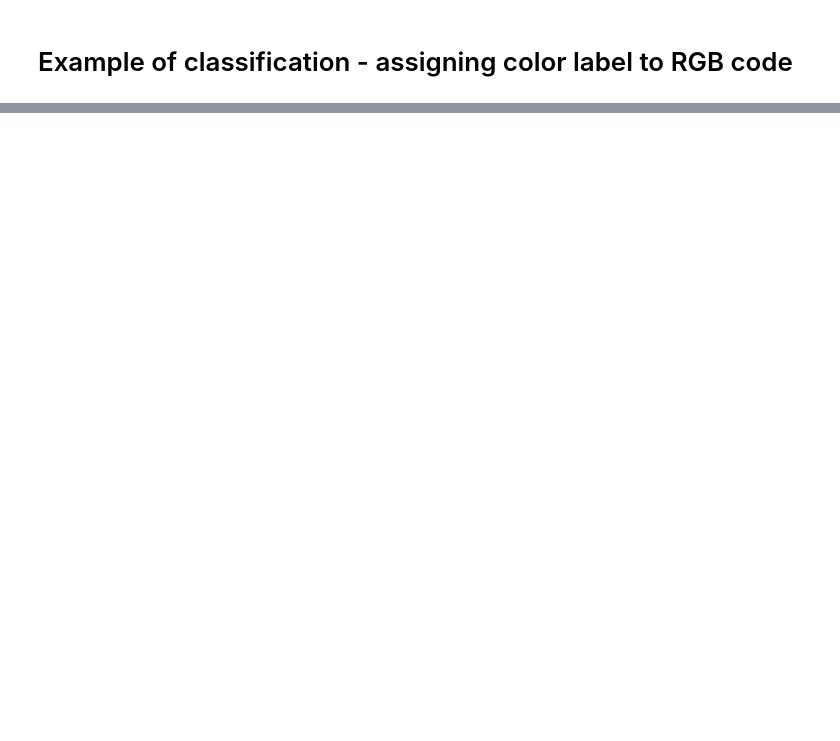
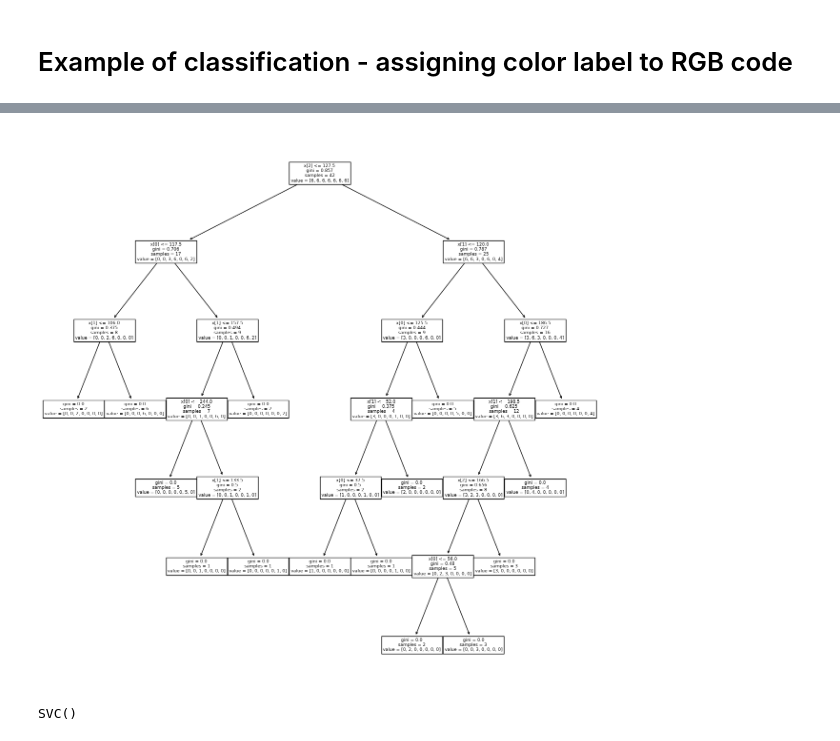
Before and after one commit to CVUT-FS-12110/Industrial-Automation, a Jupyter notebook: machine_learning/ml_classification.ipynb, the cells around one changed output, grey strips where cells are left out. Drawn from its saved outputs; the diff is of its cells as text; code cells hidden in the pictures; blank space fills up the shorter version.

```diff
--- a/machine_learning/ml_classification.ipynb
+++ b/machine_learning/ml_classification.ipynb
@@ -87,0 +155,13 @@ for label_tree, label_svm, code in zip(labels_tree, labels_svm, testing_codes):
+# %%
+clf_tree = tree.DecisionTreeClassifier()
+clf_tree.fit(training_codes, training_labels)
+plt.figure(figsize=(15,15))
+tree.plot_tree(clf_tree)
+plt.show()
+# %% [output]
+[figure, added]
+# %%
+clf_svm = svm.SVC()
+clf_svm.fit(training_codes, training_labels)
+# %% [output]
+SVC()
```
Also changed, not shown: parts of 10 cells of this notebook, 8 other files.
